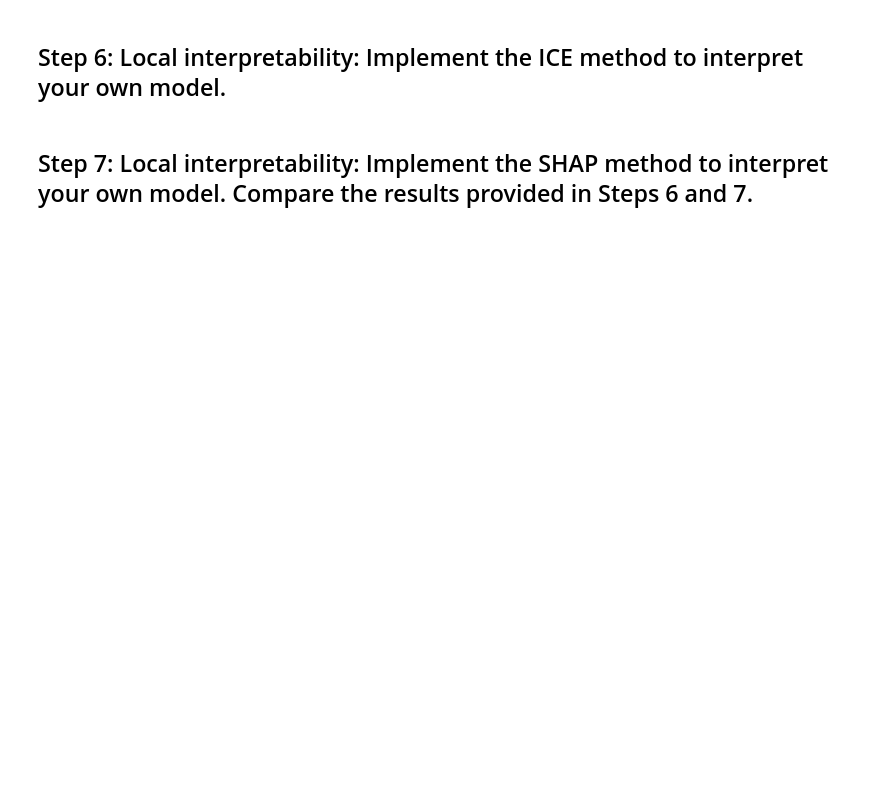
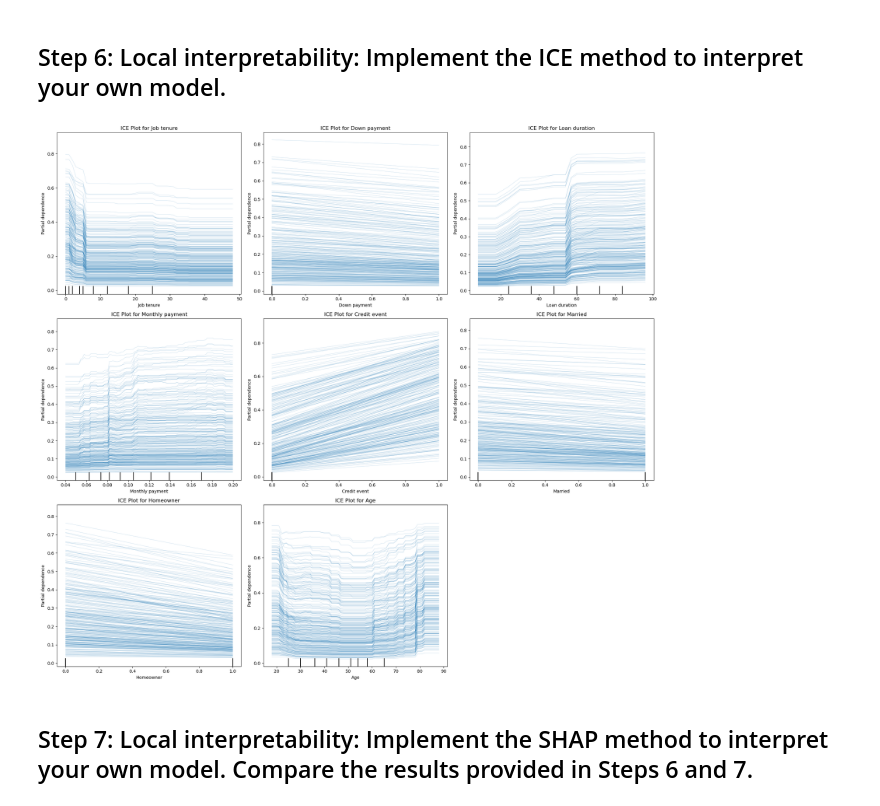
Before and after one commit to agossetX/interpretability_algorithmic_fairness_group_2, a Jupyter notebook: main.ipynb, the cells around one changed output. Saved outputs shown, nothing was run; the diff lists cells and outputs as text; code cells hidden in the pictures; blank space fills up the shorter version.

```diff
--- a/main.ipynb
+++ b/main.ipynb
@@ -446,4 +522,45 @@ Regarding feature importance, **Age** (35.8%), **Job Tenure** (18.1%), and **Loa
 # %% [markdown]
 ## Step 6: Local interpretability: Implement the ICE method to interpret your own model.
+# %%
+import matplotlib.pyplot as plt
+from sklearn.inspection import PartialDependenceDisplay
+
+# Make sure these feature names exactly match the column names in your X_test DataFrame
+features = ['Job tenure', 'Down payment', 'Loan duration', 'Monthly payment', 'Credit event', 'Married', 'Homeowner', 'Age']
+
+n_features = len(features)
+n_cols = 3
+n_rows = (n_features + n_cols - 1) // n_cols  # Ceiling division to ensure all features are included
+
+# Create subplots in a grid
+fig, axs = plt.subplots(nrows=n_rows, ncols=n_cols, figsize=(20, 6 * n_rows))
+
+# Flatten the axs array for easier indexing
+axs = axs.flatten()
+
+# Generate ICE plot for each feature
+for i, feature in enumerate(features):
+    PartialDependenceDisplay.from_estimator(
+        xgb_model,
+        X_test,
+        [feature],  # Use feature name instead of index
+        ax=axs[i],
+        kind='individual',
+        subsample=300,
+        n_jobs=-1  # Use all available cores
+    )
+    axs[i].set_title(f'ICE Plot for {feature}')
+    axs[i].set_xlabel(feature)
+    axs[i].set_ylabel('Predicted Probability of Default')
+    axs[i].grid(True)
+
+# Remove any unused subplots
+for j in range(i+1, len(axs)):
+    fig.delaxes(axs[j])
+
+plt.tight_layout()
+plt.show()
+# %% [output]
+[figure, added]
 # %% [markdown]
 ## Step 7: Local interpretability: Implement the SHAP method to interpret your own model. Compare the results provided in Steps 6 and 7.
```
Also changed, not shown: parts of 17 cells of this notebook.
